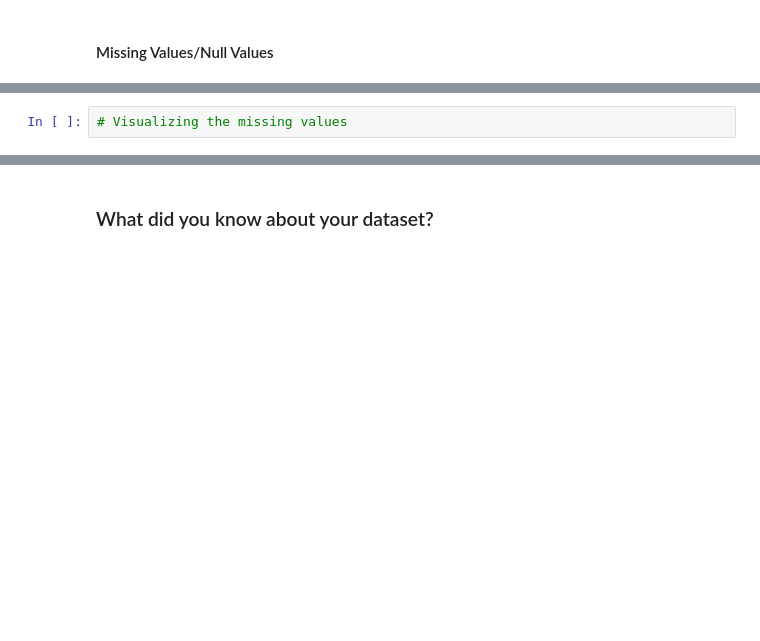
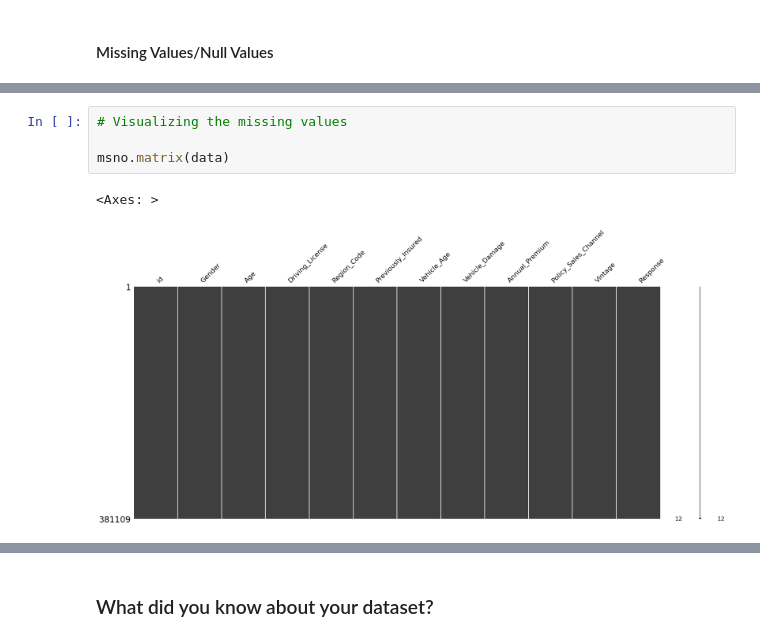
Before and after one commit to ommishra0707/HEALTH-INSURANCE-CROSS-SELL-PREDICTION, a Jupyter notebook: MISHRA_OM_HEALTH_INSURANCE_CROSS_SELL_PREDICTION.ipynb, the cells around one changed output, grey strips where cells are left out. Drawn from its saved outputs; the diff is of its cells as text; blank space fills up the shorter version.

```diff
--- a/MISHRA_OM_HEALTH_INSURANCE_CROSS_SELL_PREDICTION.ipynb
+++ b/MISHRA_OM_HEALTH_INSURANCE_CROSS_SELL_PREDICTION.ipynb
@@ -174,2 +258,7 @@ data.head()
 # %%
 # Visualizing the missing values
+
+msno.matrix(data)
+# %% [output]
+<Axes: >
+[figure, added]
```
Also changed, not shown: parts of 9 cells of this notebook.
